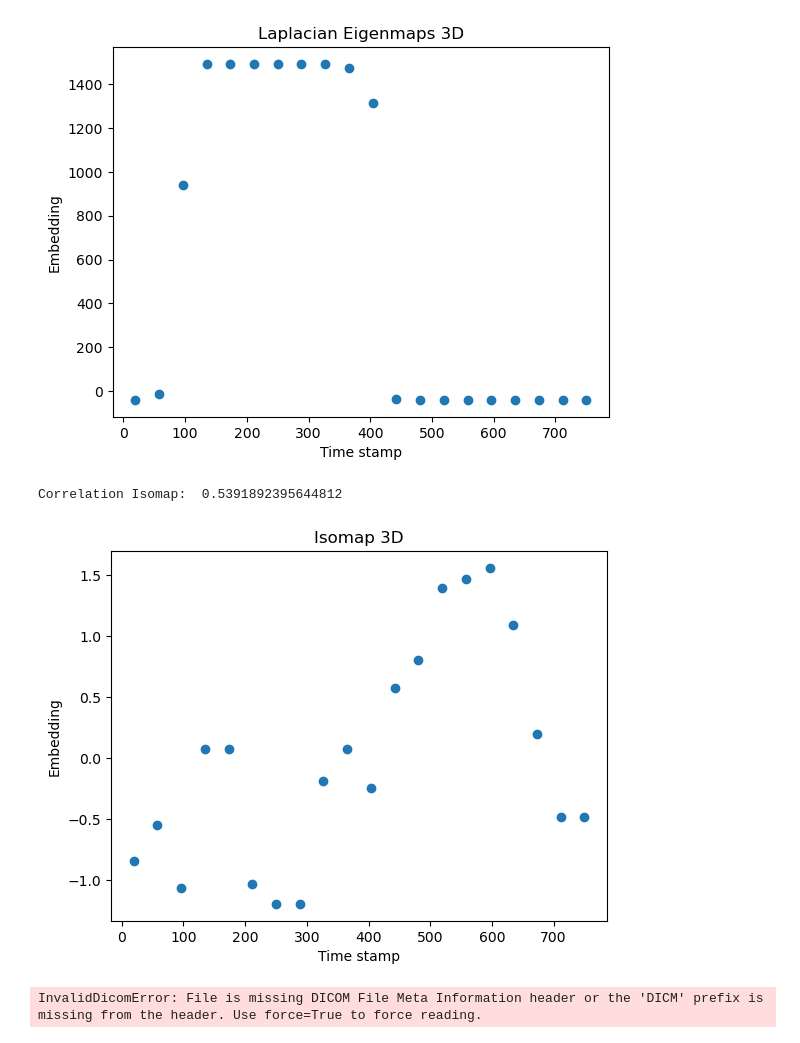
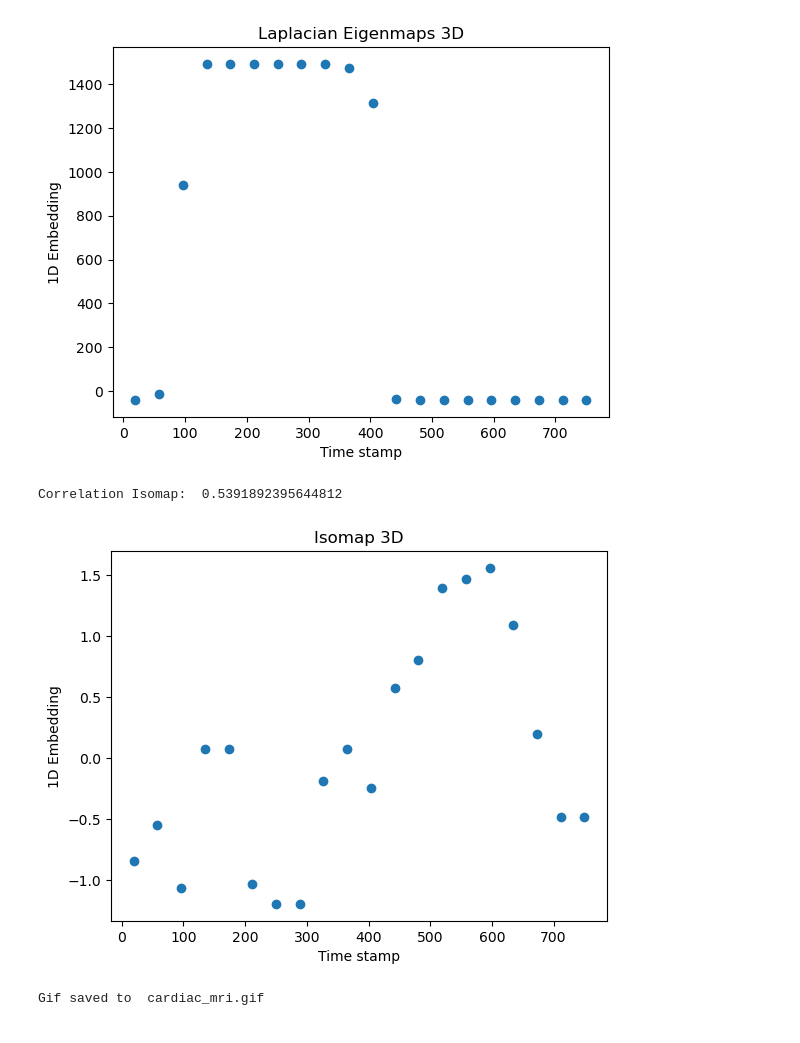
Before and after one commit to connormorris1/biomath208-final, a Jupyter notebook: manifold_learning.ipynb, the cells around one changed output. Cells and saved outputs as stored; diff of their text form; code cells hidden in the pictures.

```diff
--- a/manifold_learning.ipynb
+++ b/manifold_learning.ipynb
@@ -8,7 +9,7 @@ import pandas as pd
 # %%
 #2D model
 #input data
-data_path = "../data/SCD0000101/CINELAX_302"
+data_path = "../data/SCD0000101/CINELAX_301"
 all_times = []
 all_slices = []
 pixel_arrays = []
@@ -37,14 +38,11 @@ for i in range(selected_arrays.shape[0]):
 d = np.diag(np.sum(w, axis=1))
 #calculate laplacian matrix
 l = d - w
-#apply isomap
+#apply isomap and laplacian eigenmaps
 isomap = Isomap(n_components=1,n_neighbors=10)
 laplacian_eigenmaps = SpectralEmbedding(n_components=1,affinity='precomputed')
 laplacian_embedding = laplacian_eigenmaps.fit_transform(w)
 embedding = isomap.fit_transform(w)
-#apply learning (isomap, laplacian eigenmaps, etc.)
-
-#sort images
 # %%
 corr_laplacian = np.corrcoef(laplacian_embedding.ravel(), selected_times)[0, 1]
 corr_isomap = np.corrcoef(embedding.ravel(), selected_times)[0, 1]
@@ -125,13 +141,15 @@ corr_isomap = np.corrcoef(embedding.ravel(), times)[0, 1]
 print("Correlation Laplacian Eigenmaps: ", corr_laplacian)
 plt.scatter(times, laplacian_embedding.ravel())
 plt.title("Laplacian Eigenmaps 3D")
-plt.ylabel("Embedding")
+plt.ylabel("1D Embedding")
 plt.xlabel("Time stamp")
 plt.show()
+plt.savefig("laplacian_embedding_3d.png")
 print("Correlation Isomap: ", corr_isomap)
 plt.scatter(times, embedding.ravel())
 plt.title("Isomap 3D")
-plt.ylabel("Embedding")
+plt.ylabel("1D Embedding")
 plt.xlabel("Time stamp")
+plt.savefig("isomap_3d.png")
 plt.show()
 # %% [output]
@@ -139,17 +157,16 @@ Correlation Laplacian Eigenmaps:  -0.5287334909239794
-[figure, old version]
+[figure, new version]
 Correlation Isomap:  0.5391892395644812
-[figure, old version]
+[figure, new version]
 # %%
-#contour model model development from here down - not functional
+# create gif of cardiac MRI
 #input data
-data_path = "../data/SCD_ManualContours/SC-HF-I-01/contours-manual/IRCCI-expert"
+data_path = "../data/SCD0000101/CINELAX_302"
 all_times = []
 all_slices = []
 pixel_arrays = []
 for dcm_file in os.listdir(data_path):
     dcm = dcmread(os.path.join(data_path, dcm_file))
     pixel_array = dcm.pixel_array
-    pixel_array = (pixel_array - np.mean(pixel_array))/np.std(pixel_array)
     pixel_arrays.append(pixel_array)
     time = dcm.TriggerTime
     slice = dcm.SliceLocation
@@ -161,28 +178,13 @@ all_slices = np.array(all_slices)
 indices = np.where(all_slices == np.median(all_slices))[0]
 selected_times = all_times[indices]
 selected_arrays = pixel_arrays[indices]
-#calculate affinity matrix
-sigma = 15
-w = np.zeros((selected_arrays.shape[0], selected_arrays.shape[0]))
-for i in range(selected_arrays.shape[0]):
-    for j in range(selected_arrays.shape[0]):
-        w[i, j] = np.exp(-np.sum((selected_arrays[i] - selected_arrays[j])**2)/(sigma**2))
-#calculate degree matrix
-d = np.diag(np.sum(w, axis=1))
-#calculate laplacian matrix
-l = d - w
-#apply isomap
-isomap = Isomap(n_components=1,n_neighbors=10)
-laplacian_eigenmaps = SpectralEmbedding(n_components=1,affinity='precomputed')
-laplacian_embedding = laplacian_eigenmaps.fit_transform(w)
-embedding = isomap.fit_transform(w)
-#apply learning (isomap, laplacian eigenmaps, etc.)
+indices = np.argsort(selected_times)
+selected_times = selected_times[indices]
+selected_arrays = selected_arrays[indices]
 
-#sort images
-
-#visualize results
-#TODO:
-# other data type
-# 3D volume
+selected_arrays_rgb = np.stack([selected_arrays]*3, axis=-1)
+output_path = "cardiac_mri.gif"
+imageio.mimsave(output_path, selected_arrays, duration=0.1)
+print("Gif saved to ", output_path)
 # %% [output]
-InvalidDicomError: File is missing DICOM File Meta Information header or the 'DICM' prefix is missing from the header. Use force=True to force reading.
+Gif saved to  cardiac_mri.gif
```
Also changed, not shown: parts of 9 cells of this notebook.
